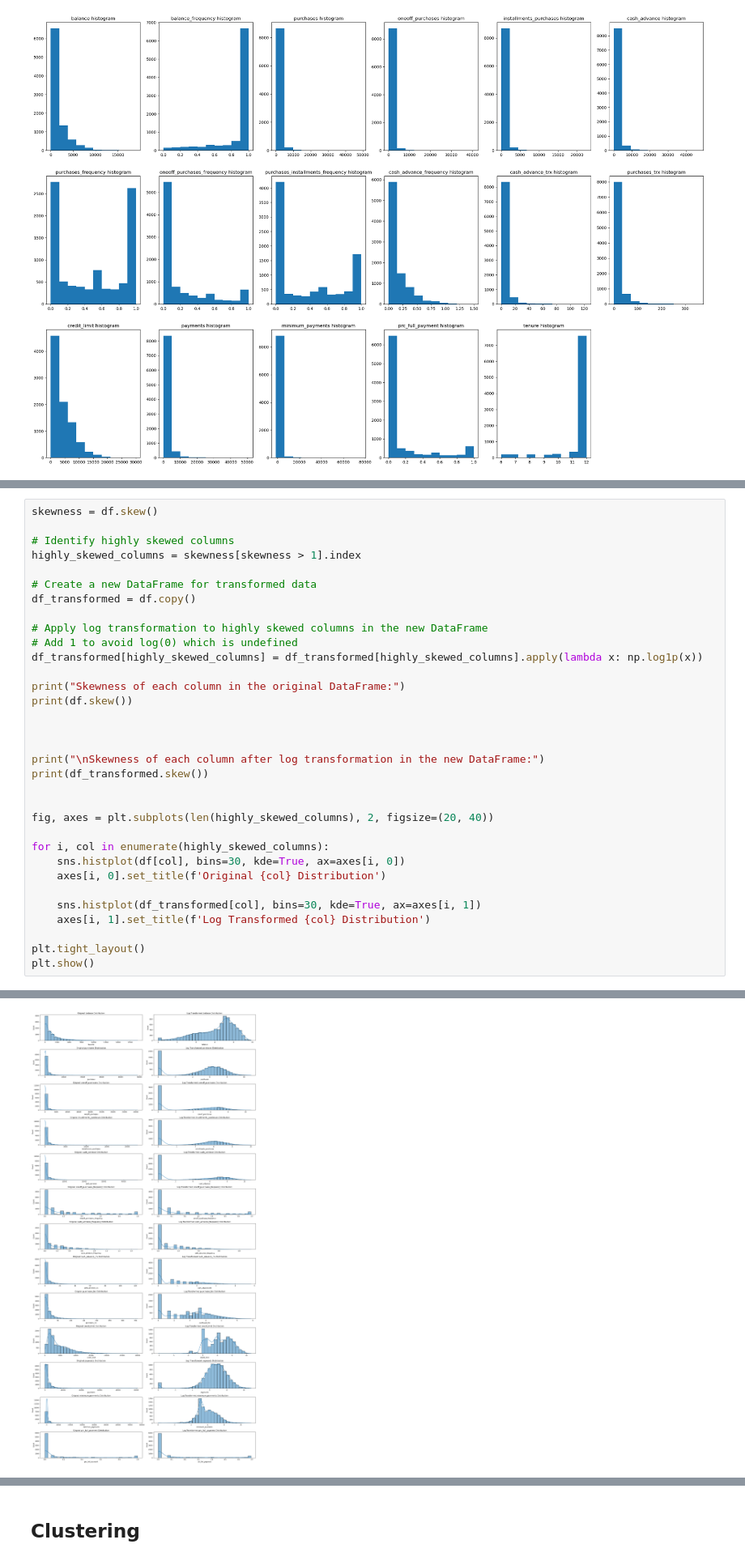
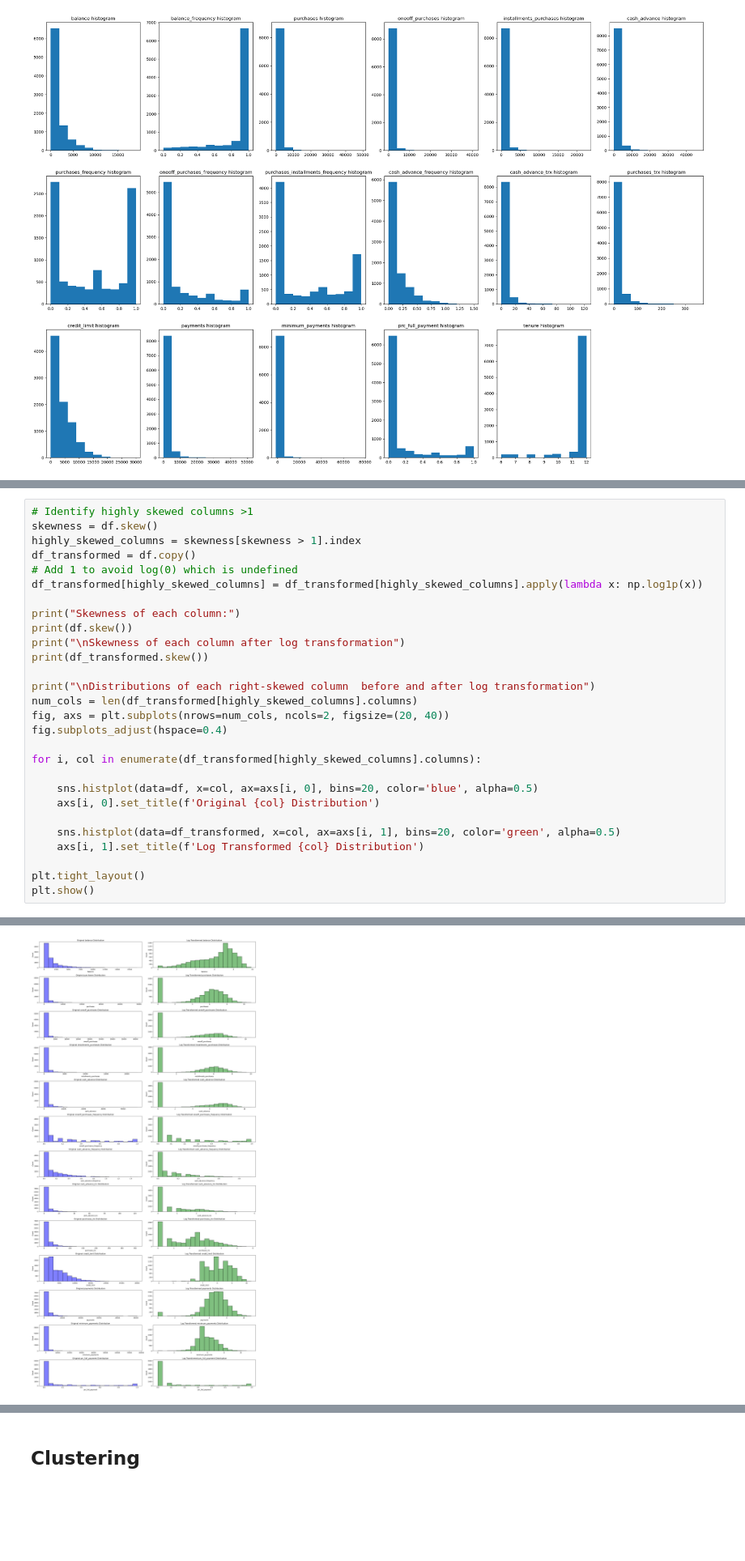
Before and after one commit to project-palooza/unsupervised, a Jupyter notebook: notebooks/cc_general.ipynb, the cells around one changed output, grey strips where cells are left out. Shown at 81% size. Saved outputs shown, nothing was run; the diff lists cells and outputs as text; blank space fills up the shorter version.

Commit message:
Updated log transformation

```diff
--- a/notebooks/cc_general.ipynb
+++ b/notebooks/cc_general.ipynb
@@ -295,33 +254,28 @@ dtype: object
 # %%
+# Identify highly skewed columns >1
 skewness = df.skew()
-
-# Identify highly skewed columns
 highly_skewed_columns = skewness[skewness > 1].index
-
-# Create a new DataFrame for transformed data
 df_transformed = df.copy()
-
-# Apply log transformation to highly skewed columns in the new DataFrame
 # Add 1 to avoid log(0) which is undefined
 df_transformed[highly_skewed_columns] = df_transformed[highly_skewed_columns].apply(lambda x: np.log1p(x))
 
-print("Skewness of each column in the original DataFrame:")
+print("Skewness of each column:")
 print(df.skew())
-
-
-
-print("\nSkewness of each column after log transformation in the new DataFrame:")
+print("\nSkewness of each column after log transformation")
 print(df_transformed.skew())
 
+print("\nDistributions of each right-skewed column  before and after log transformation")
+num_cols = len(df_transformed[highly_skewed_columns].columns)
+fig, axs = plt.subplots(nrows=num_cols, ncols=2, figsize=(20, 40))
+fig.subplots_adjust(hspace=0.4)
 
-fig, axes = plt.subplots(len(highly_skewed_columns), 2, figsize=(20, 40))
+for i, col in enumerate(df_transformed[highly_skewed_columns].columns):
 
-for i, col in enumerate(highly_skewed_columns):
-    sns.histplot(df[col], bins=30, kde=True, ax=axes[i, 0])
-    axes[i, 0].set_title(f'Original {col} Distribution')
+    sns.histplot(data=df, x=col, ax=axs[i, 0], bins=20, color='blue', alpha=0.5)
+    axs[i, 0].set_title(f'Original {col} Distribution')
 
-    sns.histplot(df_transformed[col], bins=30, kde=True, ax=axes[i, 1])
-    axes[i, 1].set_title(f'Log Transformed {col} Distribution')
+    sns.histplot(data=df_transformed, x=col, ax=axs[i, 1], bins=20, color='green', alpha=0.5)
+    axs[i, 1].set_title(f'Log Transformed {col} Distribution')
 
 plt.tight_layout()
 plt.show()
@@ -346,4 +300,4 @@ dtype: float64
-[figure, old version]
+[figure, new version]
 # %% [markdown]
 
 this is super important:
```
Also changed, not shown: parts of 10 cells of this notebook, 2 other files.
